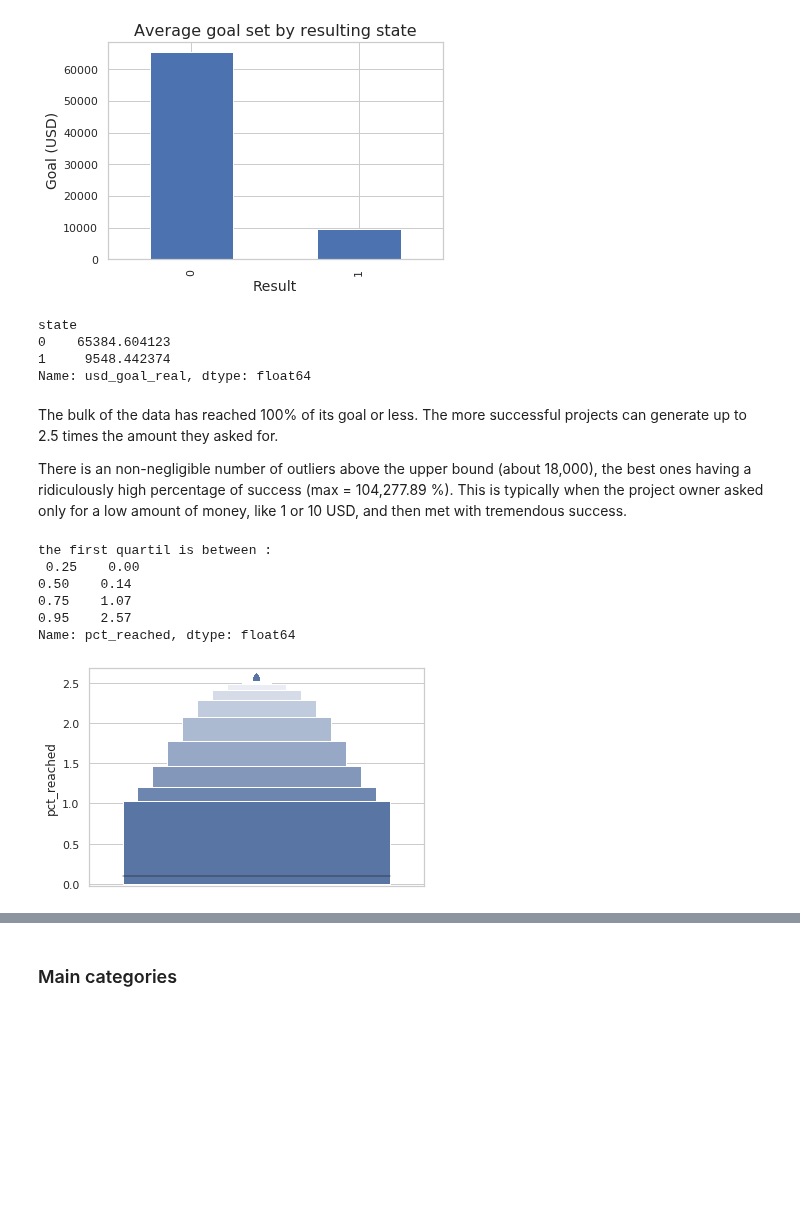
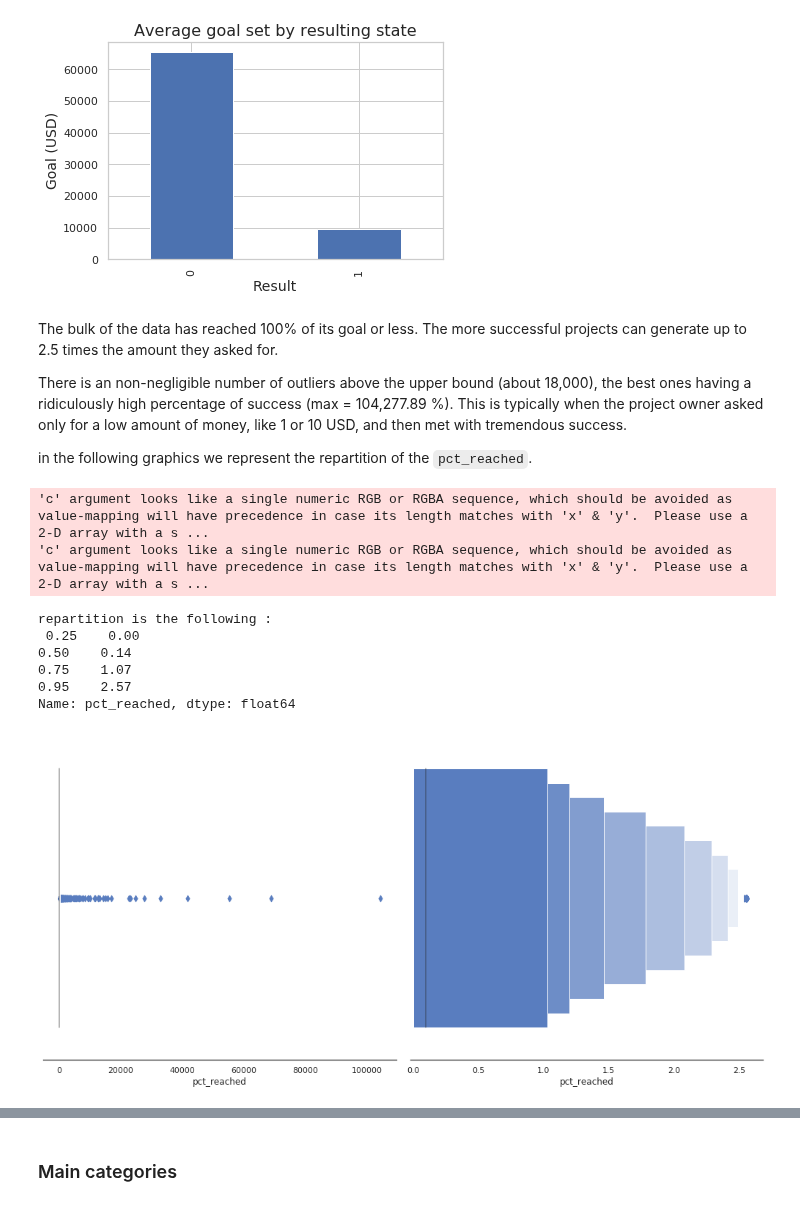
Before and after one commit to tbacha/DMML2019_Team_Apple, a Jupyter notebook: code/Kickstarter_notebook_Team_Apple_EDA.ipynb, the cells around one changed output, grey strips where cells are left out. Cells and saved outputs as stored; diff of their text form; code cells hidden in the pictures; blank space fills up the shorter version.

```diff
--- a/code/Kickstarter_notebook_Team_Apple_EDA.ipynb
+++ b/code/Kickstarter_notebook_Team_Apple_EDA.ipynb
@@ -188,25 +197,30 @@ ax.set_ylabel("Goal (USD)", size=14)
 # %% [output]
 Text(0, 0.5, 'Goal (USD)')
 [figure]
-# %%
-df.groupby(["state"])["usd_goal_real"].mean()
-# %% [output]
-state
-0    65384.604123
-1     9548.442374
-Name: usd_goal_real, dtype: float64
 # %% [markdown]
 The bulk of the data has reached 100% of its goal or less. The more successful projects can generate up to 2.5 times the amount they asked for.
 
 There is an non-negligible number of outliers above the upper bound (about 18,000), the best ones having a ridiculously high percentage of success (max = 104,277.89 %). This is typically when the project owner asked only for a low amount of money, like 1 or 10 USD, and then met with tremendous success.
+
+in the following graphics we represent the repartition of the `pct_reached`.
 # %%
-sns.boxenplot(y="pct_reached",color="b", scale="linear", data=df[df["pct_reached"]<2.57])
-print("the first quartil is between : ",'\n', df["pct_reached"].quantile([0.25,0.5,0.75,0.95]))
+f, axes = plt.subplots(1, 2, figsize=(14, 7), sharex=False)
+sns.despine(left=True)
+
+sns.boxenplot(x="pct_reached",color="b", scale="linear", data=df,ax=axes[0])
+sns.boxenplot(x="pct_reached",color="b", scale="linear", data=df[df["pct_reached"]<2.57],ax=axes[1])
+
+plt.setp(axes, yticks=[])
+plt.tight_layout()
+
+print("repartition is the following : ",'\n', df["pct_reached"].quantile([0.25,0.5,0.75,0.95]))
 # %% [output]
-the first quartil is between :
- 0.25    0.00
-0.50    0.14
-0.75    1.07
-0.95    2.57
-Name: pct_reached, dtype: float64
+'c' argument looks like a single numeric RGB or RGBA sequence, which should be avoided as value-mapping will have precedence in case its length matches with 'x' & 'y'.  Please use a 2-D array with a s ...
+'c' argument looks like a single numeric RGB or RGBA sequence, which should be avoided as value-mapping will have precedence in case its length matches with 'x' & 'y'.  Please use a 2-D array with a s ...
+repartition is the following :
+ 0.25    0.00
+0.50    0.14
+0.75    1.07
+0.95    2.57
+Name: pct_reached, dtype: float64
-[figure, old version]
+[figure, new version]
```
Also changed, not shown: parts of 6 cells of this notebook.
